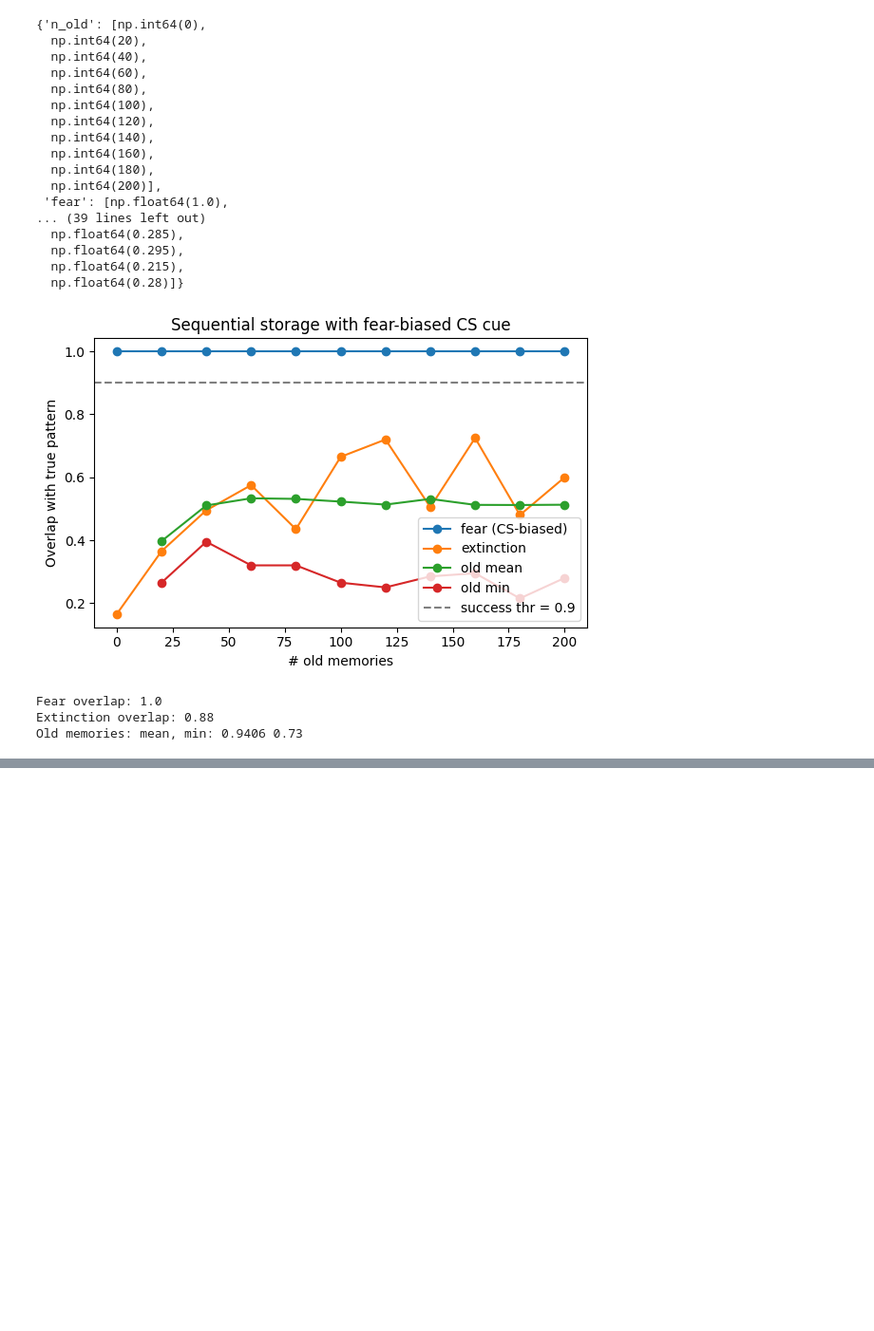
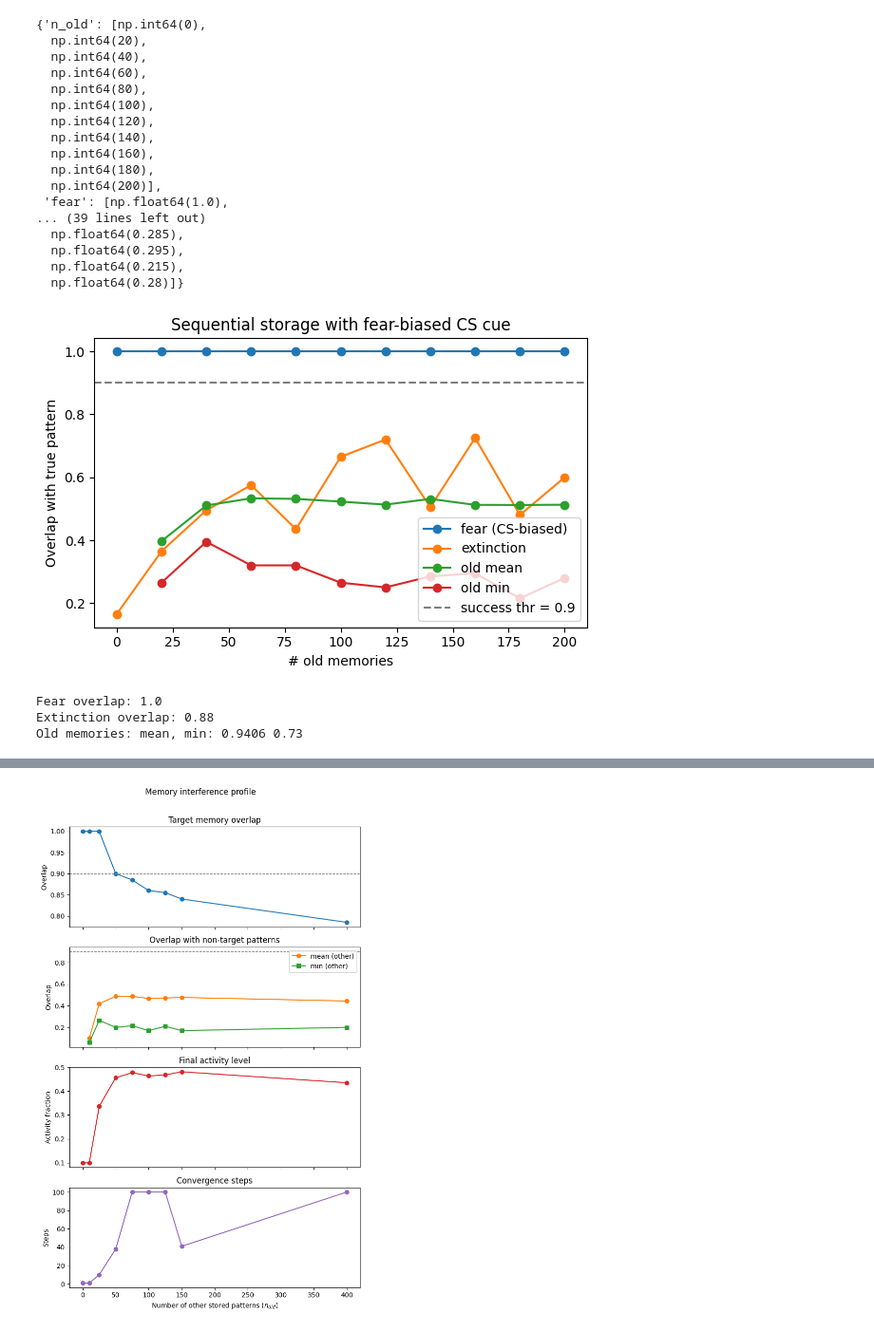
Before and after one commit to armaanfallahi/engram-hopfield, a Jupyter notebook: notebooks/02_sequentialstorage.ipynb, the cells around one changed output, grey strips where cells are left out. Shown at 95% size. Saved outputs shown, nothing was run; the diff lists cells and outputs as text; code cells hidden in the pictures; blank space fills up the shorter version.

Commit message:
implemented topk networks and notebook 3 holding important characterizations

```diff
--- a/notebooks/02_sequentialstorage.ipynb
+++ b/notebooks/02_sequentialstorage.ipynb
@@ -183,3 +183,23 @@ plt.tight_layout()
 plt.show()
 # %% [output]
 [figure]
+# %%
+# Verify batch vs sequential storage produce the same weight matrix
+from engram.metrics import weight_matrix_difference
+
+P = 50
+rng = np.random.default_rng(42)
+
+patterns = [generate_sparse_pattern(n_neurons, sparsity, rng=rng) for _ in range(P)]
+
+net_batch = HopfieldNetwork(n_neurons, sparsity)
+net_batch.store_patterns(patterns)
+
+net_seq = HopfieldNetwork(n_neurons, sparsity)
+for p in patterns:
+    net_seq.store_pattern_sequential(p)
+
+diff = weight_matrix_difference(net_batch.W, net_seq.W)
+print(f"Frobenius relative difference (sequential vs batch): {diff:.2e}")
+if diff >= 1e-10:
+    print("Warning: relative difference >= 1e-10 (batch vs sequential weights may differ).")
@@ -389,0 +467,29 @@ Old memories: mean, min: 0.9406 0.73
+# %%
+fig, axes = plt.subplots(4, 1, figsize=(7, 11), sharex=True)
+
+axes[0].plot(n_old_values, target_overlap_list, "o-", color="C0")
+axes[0].axhline(0.9, color="gray", linestyle="--", linewidth=1)
+axes[0].set_ylabel("Overlap")
+axes[0].set_title("Target memory overlap")
+
+axes[1].plot(n_old_values, mean_other_overlap_list, "o-", label="mean (other)", color="C1")
+axes[1].plot(n_old_values, min_other_overlap_list, "s-", label="min (other)", color="C2")
+axes[1].axhline(0.9, color="gray", linestyle="--", linewidth=1)
+axes[1].set_ylabel("Overlap")
+axes[1].legend(loc="best")
+axes[1].set_title("Overlap with non-target patterns")
+
+axes[2].plot(n_old_values, activity_fraction_list, "o-", color="C3")
+axes[2].set_ylabel("Activity fraction")
+axes[2].set_title("Final activity level")
+
+axes[3].plot(n_old_values, n_steps_list, "o-", color="C4")
+axes[3].set_xlabel("Number of other stored patterns ($n_{old}$)")
+axes[3].set_ylabel("Steps")
+axes[3].set_title("Convergence steps")
+
+fig.suptitle("Memory interference profile", y=1.01)
+fig.tight_layout()
+plt.show()
+# %% [output]
+[figure, added]
```
Also changed, not shown: parts of 5 cells of this notebook, 16 other files.
